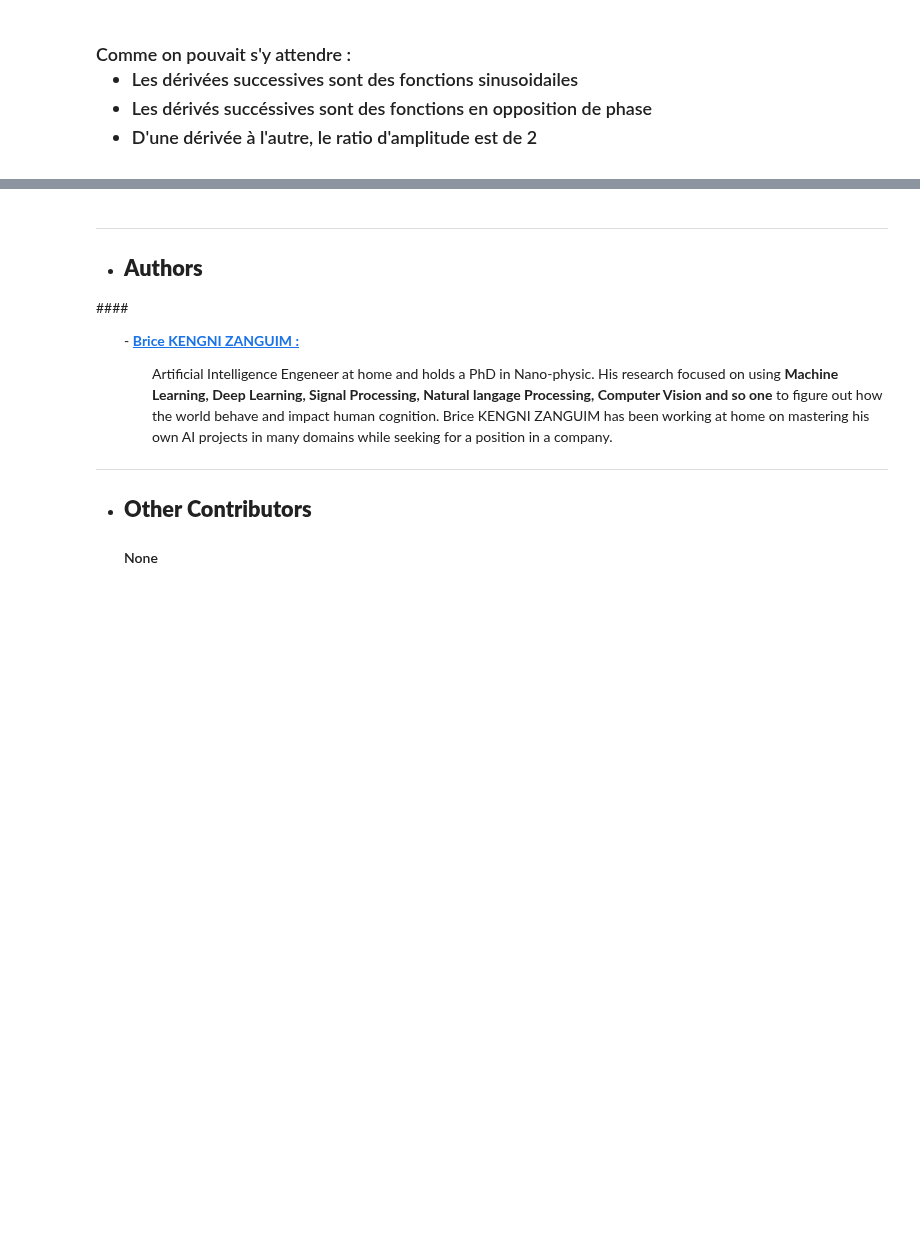
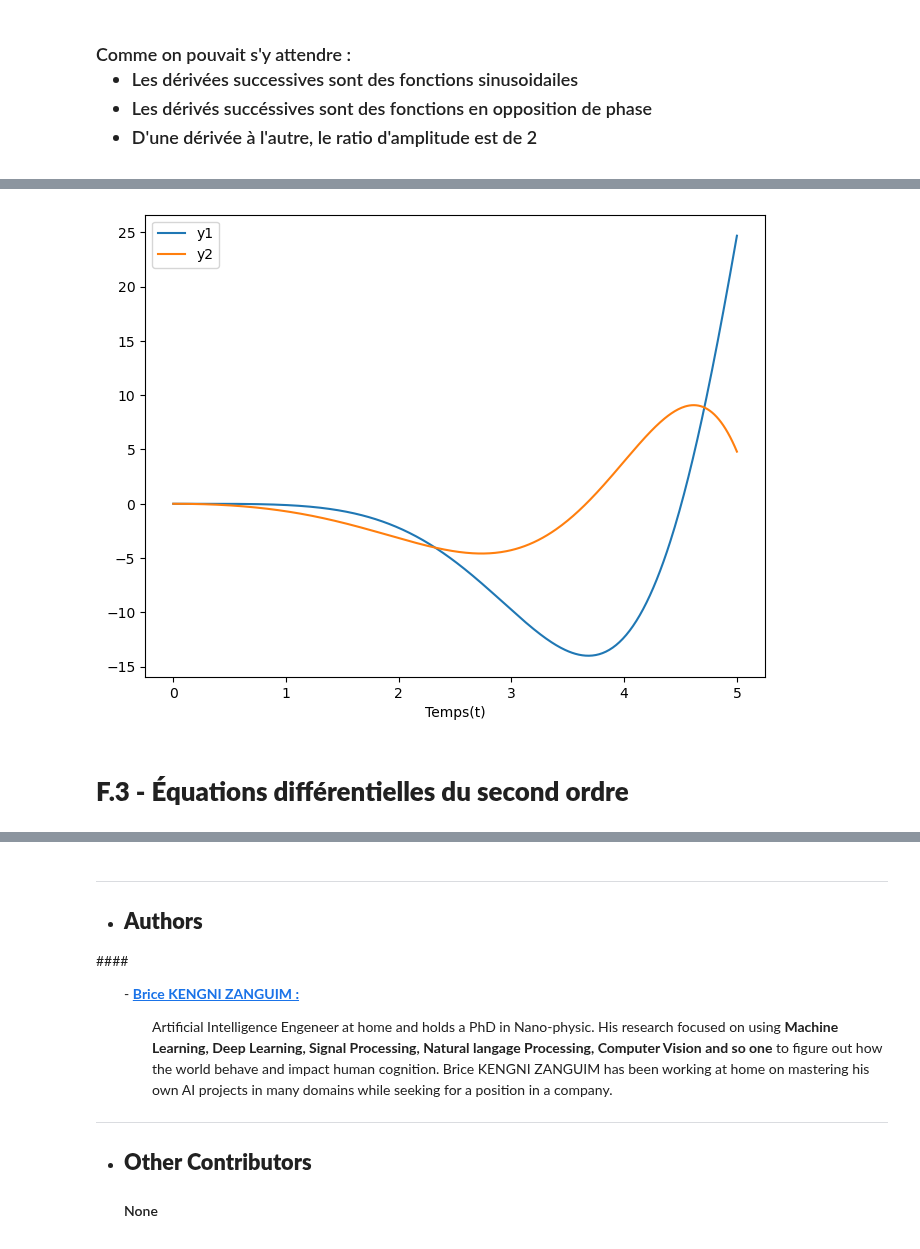
Before and after one commit to Brice-KENGNI-ZANGUIM/Python-pour-les-Mathematiques, a Jupyter notebook: Bibliothèque Scipy.ipynb, the cells around one changed output, grey strips where cells are left out. Cells and saved outputs as stored; diff of their text form; code cells hidden in the pictures; blank space fills up the shorter version.

```diff
--- a/Bibliothèque Scipy.ipynb
+++ b/Bibliothèque Scipy.ipynb
@@ -477,0 +548,29 @@ print(f"- Max(df1)/Max(f) = {np.max(df1)/np.max(f(x))}\n- Max(df2)/Max(f) = {np.
+# %%
+def dA_over_dx(A, x):
+    y1, y2 = A
+    return [ y1 + 2*y2  + x**2 , -y1 + y2 - x]
+# %%
+# Conditions initiales
+y1_0 = 0
+y2_0 = 0
+S_0 = (y1_0, y2_0)
+
+
+x = np.linspace(0, 5, 500)
+sol = odeint(dA_over_dx, S_0, x)
+# %%
+y1_sol = sol.T[0]
+y2_sol = sol.T[1]
+# %%
+plt.figure(figsize=(8,6))
+
+plt.plot(x, y1_sol, label= "y1")
+plt.plot(x, y2_sol, label = "y2")
+plt.xlabel("Temps(t)")
+
+plt.legend()
+plt.show()
+# %% [output]
+[figure, added]
+# %% [markdown]
+<h1> <strong> F.3 - Équations différentielles du second ordre
```
Also changed, not shown: parts of 35 cells of this notebook.
